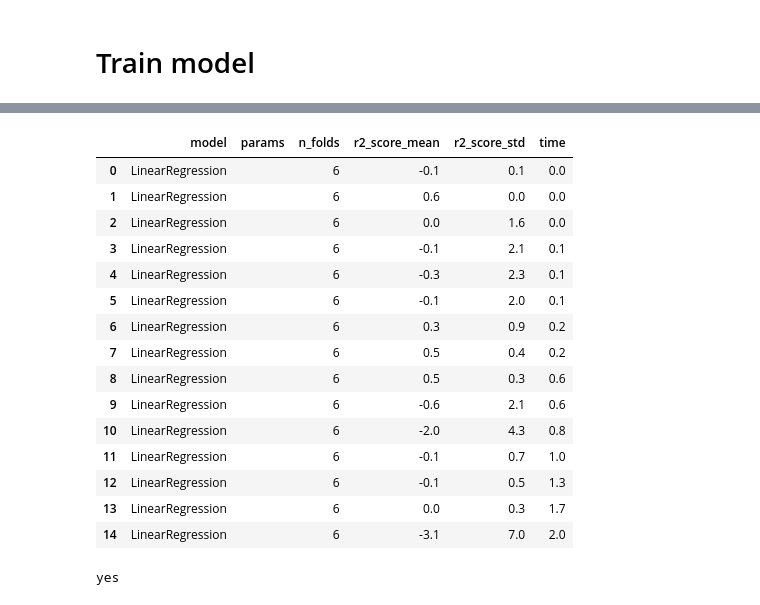
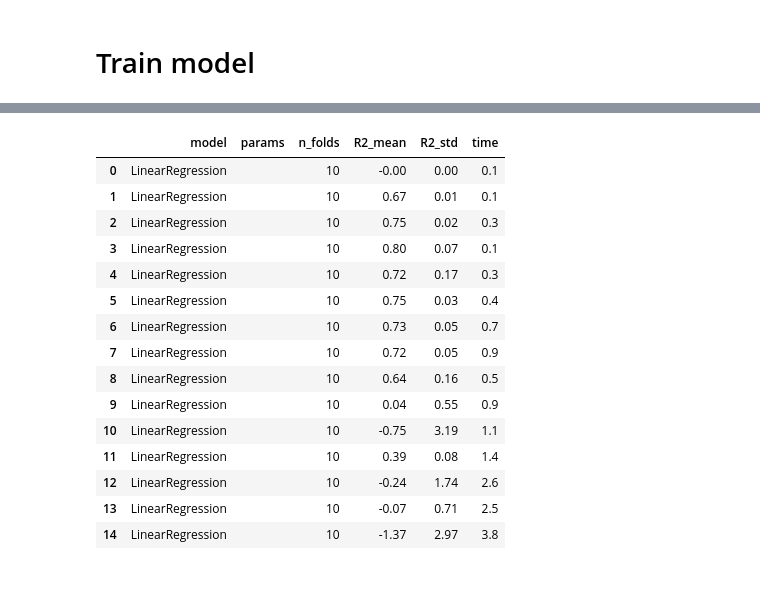
Before and after one commit to WaldemarWalo/DataScienceProjects, a Jupyter notebook: UK_Used_Car_Price_Regression/40.Fiesta.ipynb, the cells around one changed output, grey strips where cells are left out. Drawn from its saved outputs; the diff is of its cells as text; code cells hidden in the pictures.

```diff
--- a/UK_Used_Car_Price_Regression/40.Fiesta.ipynb
+++ b/UK_Used_Car_Price_Regression/40.Fiesta.ipynb
@@ -158,22 +160,22 @@ def rmse(y_true, y_pred):
 # %%
 all_results = []
 # %%
-n_est_list = [200, 400, 800]
-models = [
+n_est_list = [200]
+models_and_params = [
     (LinearRegression, {}),
     (Lasso, {'random_state': RS}),
-    (Ridge, {'random_state': RS}),
+    # (Ridge, {'random_state': RS}),
     (DecisionTreeRegressor, {}),
-    *[ (RandomForestRegressor,         {'random_state': RS, 'n_estimators': n_e}) for n_e in n_est_list ],
-    *[ (AdaBoostRegressor,         {'random_state': RS, 'n_estimators': n_e}) for n_e in  n_est_list],
+    # *[ (RandomForestRegressor,         {'random_state': RS, 'n_estimators': n_e}) for n_e in n_est_list ],
+    # *[ (AdaBoostRegressor,         {'random_state': RS, 'n_estimators': n_e}) for n_e in  n_est_list],
     *[ (LGBMRegressor,         {'random_state': RS, 'n_estimators': n_e}) for n_e in n_est_list ],
 ]
+cv = KFold(5)
 metrics = [ mae, rmse, r2]
-n_folds = [6]
 
 r = t.grid_exec(
-    lambda model, n_folds: m.cross_val(model, X, y, metrics, n_folds),
-    models, n_folds,
-    on1Completed = lambda r: m.display_stats(m.get_stats_df(r))
+    lambda model: m.cv_regression(model, cv, X, y, metrics),
+    models_and_params,
+    on1Completed = lambda r: m.display_stats(r)
 )
 # %% [output]
@@ -196,38 +187,38 @@ from sklearn.preprocessing import PolynomialFeatures
 # %%
+from sklearn.preprocessing import PolynomialFeatures
 n_est_list = [300]
-models = [
+models_and_params = [
     (LinearRegression, {}),
     # (Lasso, {'random_state': RS}),
     # (Ridge, {'random_state': RS}),
 ]
+cv = RepeatedKFold(n_splits=5, n_repeats=2)
 metrics = [ r2]
-n_folds = [6]
 
 res = []
 for i in range(15):
-    # print(i)
     X_p = pd.DataFrame(data=PolynomialFeatures(degree=i).fit_transform(X))
     r = t.grid_exec(
-        lambda model, n_folds: m.cross_val(model, X_p, y, metrics, n_folds),
-        models, n_folds,
-        # on1Completed = lambda r: m.display_stats(m.get_stats_df(r[-1:]), False)
+        lambda model: m.cv_regression(model, cv, X_p, y, metrics),
+        models_and_params,
+        on1Completed = lambda r: m.display_stats(r)
     )
     res.extend(r)
-    m.display_stats(m.get_stats_df(res))
+    m.display_stats(res)
 # %% [output]
-|  | model | params | n_folds | r2_score_mean | r2_score_std | time |
-| 0 | LinearRegression |  | 6 | -0.1 | 0.1 | 0.0 |
-| 1 | LinearRegression |  | 6 | 0.6 | 0.0 | 0.0 |
-| 2 | LinearRegression |  | 6 | 0.0 | 1.6 | 0.0 |
-| 3 | LinearRegression |  | 6 | -0.1 | 2.1 | 0.1 |
-| 4 | LinearRegression |  | 6 | -0.3 | 2.3 | 0.1 |
-| 5 | LinearRegression |  | 6 | -0.1 | 2.0 | 0.1 |
-| 6 | LinearRegression |  | 6 | 0.3 | 0.9 | 0.2 |
-| 7 | LinearRegression |  | 6 | 0.5 | 0.4 | 0.2 |
-| 8 | LinearRegression |  | 6 | 0.5 | 0.3 | 0.6 |
-| 9 | LinearRegression |  | 6 | -0.6 | 2.1 | 0.6 |
-| 10 | LinearRegression |  | 6 | -2.0 | 4.3 | 0.8 |
-| 11 | LinearRegression |  | 6 | -0.1 | 0.7 | 1.0 |
-| 12 | LinearRegression |  | 6 | -0.1 | 0.5 | 1.3 |
-| 13 | LinearRegression |  | 6 | 0.0 | 0.3 | 1.7 |
-| 14 | LinearRegression |  | 6 | -3.1 | 7.0 | 2.0 |
+|  | model | params | n_folds | R2_mean | R2_std | time |
+| 0 | LinearRegression |  | 10 | -0.00 | 0.00 | 0.1 |
+| 1 | LinearRegression |  | 10 | 0.67 | 0.01 | 0.1 |
+| 2 | LinearRegression |  | 10 | 0.75 | 0.02 | 0.3 |
+| 3 | LinearRegression |  | 10 | 0.80 | 0.07 | 0.1 |
+| 4 | LinearRegression |  | 10 | 0.72 | 0.17 | 0.3 |
+| 5 | LinearRegression |  | 10 | 0.75 | 0.03 | 0.4 |
+| 6 | LinearRegression |  | 10 | 0.73 | 0.05 | 0.7 |
+| 7 | LinearRegression |  | 10 | 0.72 | 0.05 | 0.9 |
+| 8 | LinearRegression |  | 10 | 0.64 | 0.16 | 0.5 |
+| 9 | LinearRegression |  | 10 | 0.04 | 0.55 | 0.9 |
+| 10 | LinearRegression |  | 10 | -0.75 | 3.19 | 1.1 |
+| 11 | LinearRegression |  | 10 | 0.39 | 0.08 | 1.4 |
+| 12 | LinearRegression |  | 10 | -0.24 | 1.74 | 2.6 |
+| 13 | LinearRegression |  | 10 | -0.07 | 0.71 | 2.5 |
+| 14 | LinearRegression |  | 10 | -1.37 | 2.97 | 3.8 |
@@ -238,5 +224,0 @@ metric_name_map = {
-# %%
-if 'r2_score' in metric_name_map:
-     print('yes')
-# %% [output]
-yes
```
Also changed, not shown: parts of 5 cells of this notebook, 6 other files.
